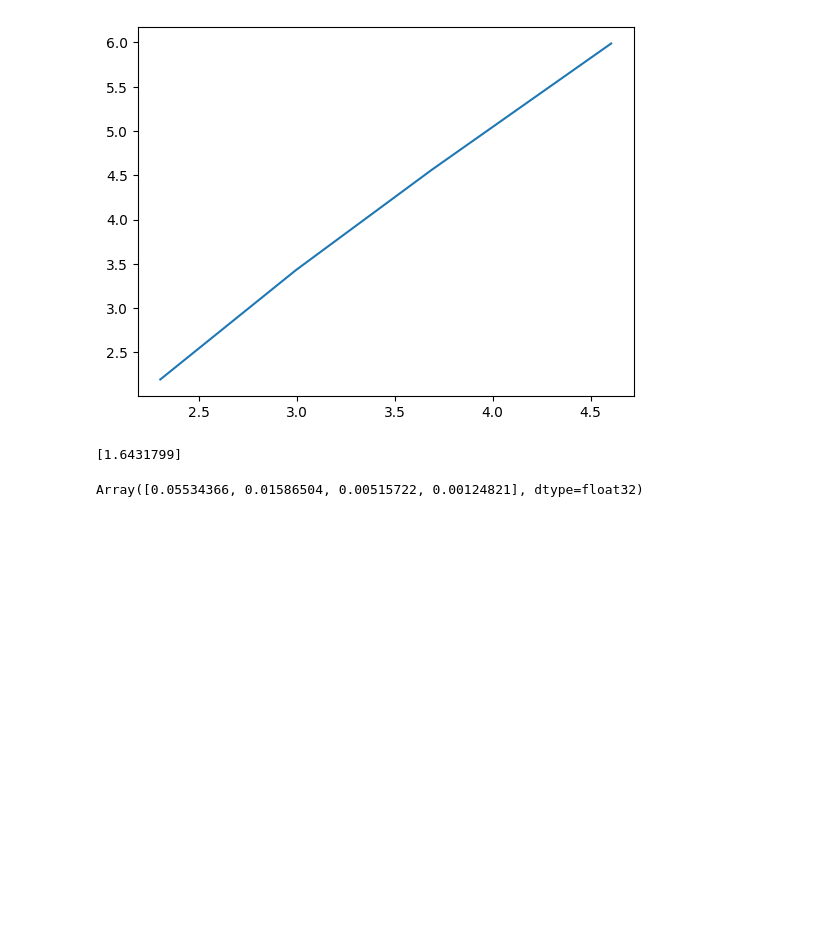
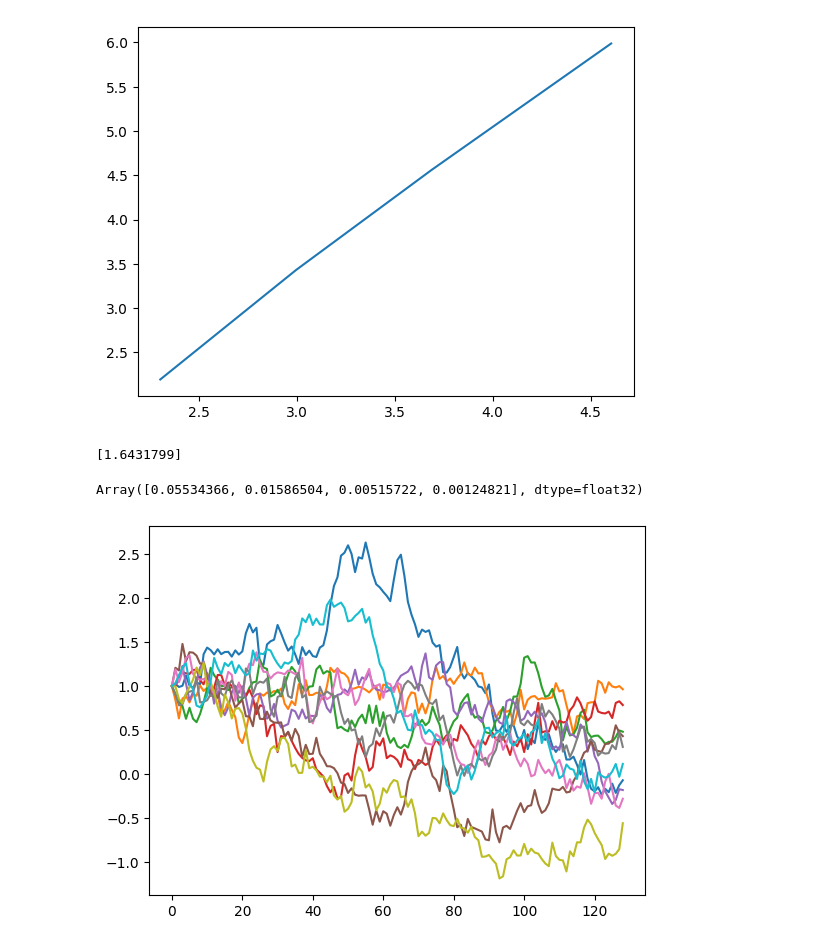
Before and after one commit to ylefay/bayesianSDEsolver, a Jupyter notebook: scripts/Untitled.ipynb, the cells around one changed output. Cells and saved outputs as stored; diff of their text form; code cells hidden in the pictures; blank space fills up the shorter version.

```diff
--- a/scripts/Untitled.ipynb
+++ b/scripts/Untitled.ipynb
@@ -137,3 +159,8 @@ print(linear_regressor.coef_)
 LOCAL_ERRORS
 # %% [output]
 Array([0.05534366, 0.01586504, 0.00515722, 0.00124821], dtype=float32)
+# %%
+for k in range(10):
+    plt.plot(paths_2[k,:,1])
+# %% [output]
+[figure, added]
```
Also changed, not shown: parts of 13 cells of this notebook, 15 other files.
